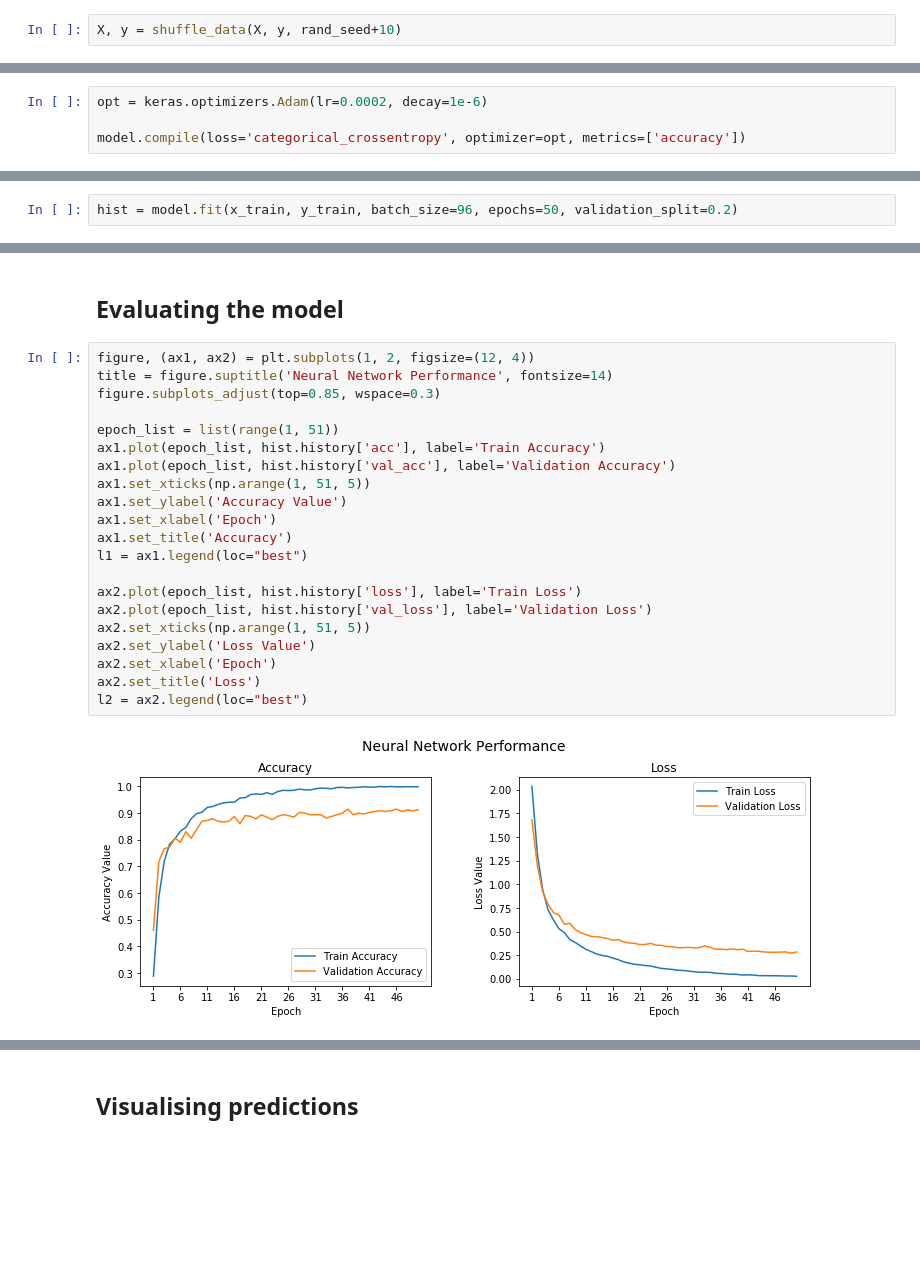
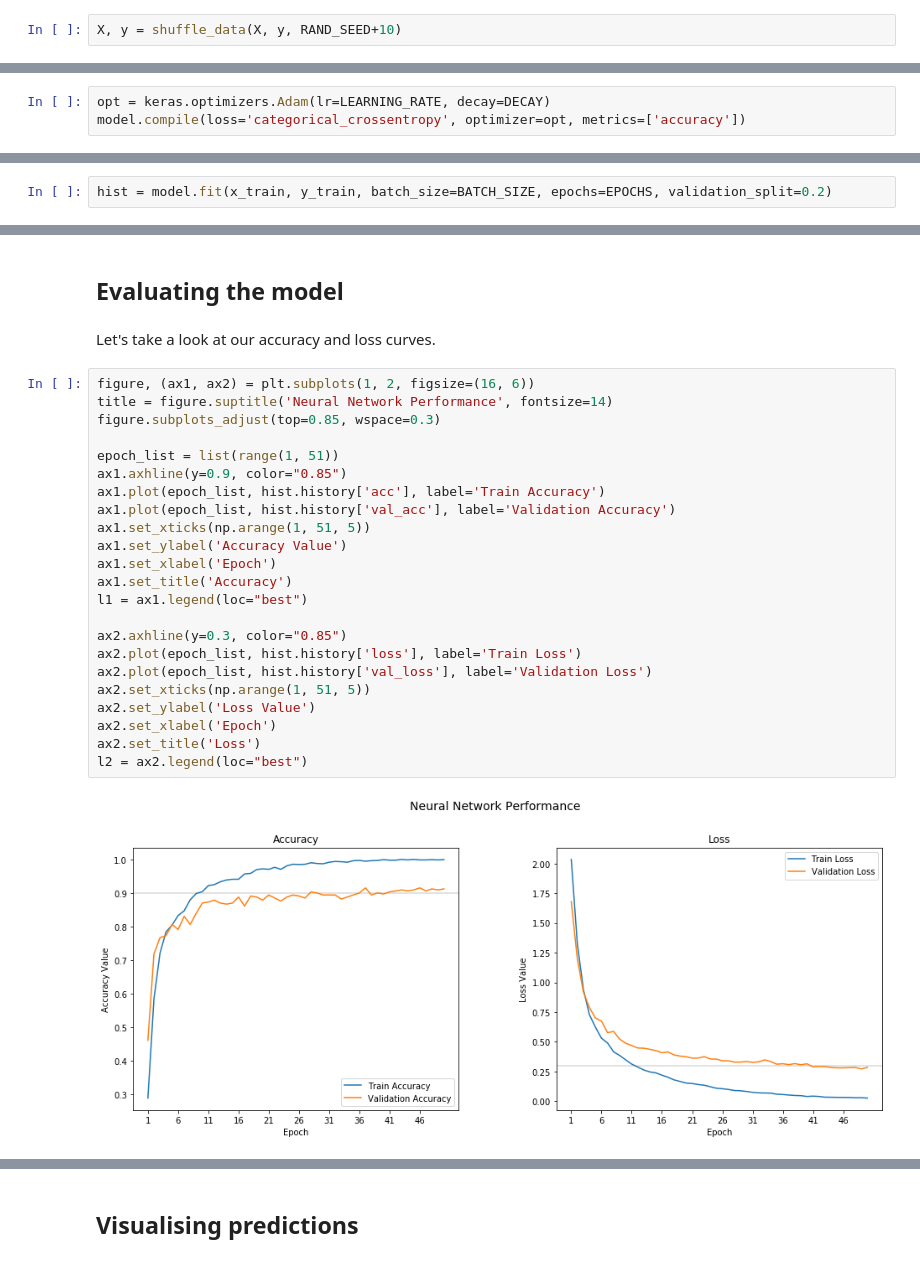
Before and after one commit to wozniakmikolaj/sign-language-digits, a Jupyter notebook: cnn-digit-classifier.ipynb, the cells around one changed output, grey strips where cells are left out. Cells and saved outputs as stored; diff of their text form; blank space fills up the shorter version.

Commit message:
Trained and evaluated the model, finished visualisation tasks.

```diff
--- a/cnn-digit-classifier.ipynb
+++ b/cnn-digit-classifier.ipynb
@@ -177,7 +104,7 @@ In general, when dealing with images, the data preprocessing workflow consists o
 # %% [markdown]
 Let's start with first two steps. Since scikit already has a good method for doing both at once, we'll use that. We can also use our own method, since it's always better to shuffle the data multiple times than not to shuffle it at all.
 # %%
-X, y = shuffle_data(X, y, rand_seed+10)
+X, y = shuffle_data(X, y, RAND_SEED+10)
 # %% [markdown]
 Let's see the randomised data
 # %%
@@ -369,6 +195,5 @@ model.add(Activation("relu"))
 model.add(Dense(10))
 model.add(Activation("softmax"))
 # %%
-opt = keras.optimizers.Adam(lr=0.0002, decay=1e-6)
-
+opt = keras.optimizers.Adam(lr=LEARNING_RATE, decay=DECAY)
 model.compile(loss='categorical_crossentropy', optimizer=opt, metrics=['accuracy'])
@@ -386,5 +226,5 @@ def train_model(model, data, labels, batch_size, epochs, validation_split, data_
 # %%
-hist = model.fit(x_train, y_train, batch_size=96, epochs=50, validation_split=0.2)
+hist = model.fit(x_train, y_train, batch_size=BATCH_SIZE, epochs=EPOCHS, validation_split=0.2)
 # %% [output]
 WARNING:tensorflow:From D:\Anaconda3\envs\data-analysis-env\lib\site-packages\tensorflow\python\ops\math_ops.py:3066: to_int32 (from tensorflow.python.ops.math_ops) is deprecated and will be removed i ...
 Instructions for updating:
@@ -405,26 +245,30 @@ Epoch 50/50
 1319/1319 [==============================] - 5s 3ms/step - loss: 0.0257 - acc: 0.9992 - val_loss: 0.2835 - val_acc: 0.9121
 # %% [markdown]
 ## Evaluating the model
+# %% [markdown]
+Let's take a look at our accuracy and loss curves.
 # %%
-figure, (ax1, ax2) = plt.subplots(1, 2, figsize=(12, 4))
+figure, (ax1, ax2) = plt.subplots(1, 2, figsize=(16, 6))
 title = figure.suptitle('Neural Network Performance', fontsize=14)
 figure.subplots_adjust(top=0.85, wspace=0.3)
 
 epoch_list = list(range(1, 51))
+ax1.axhline(y=0.9, color="0.85")
 ax1.plot(epoch_list, hist.history['acc'], label='Train Accuracy')
 ax1.plot(epoch_list, hist.history['val_acc'], label='Validation Accuracy')
 ax1.set_xticks(np.arange(1, 51, 5))
 ax1.set_ylabel('Accuracy Value')
 ax1.set_xlabel('Epoch')
 ax1.set_title('Accuracy')
 l1 = ax1.legend(loc="best")
 
+ax2.axhline(y=0.3, color="0.85")
 ax2.plot(epoch_list, hist.history['loss'], label='Train Loss')
 ax2.plot(epoch_list, hist.history['val_loss'], label='Validation Loss')
 ax2.set_xticks(np.arange(1, 51, 5))
 ax2.set_ylabel('Loss Value')
 ax2.set_xlabel('Epoch')
 ax2.set_title('Loss')
 l2 = ax2.legend(loc="best")
 # %% [output]
-[figure, old version]
+[figure, new version]
```
Also changed, not shown: parts of 38 cells of this notebook.
